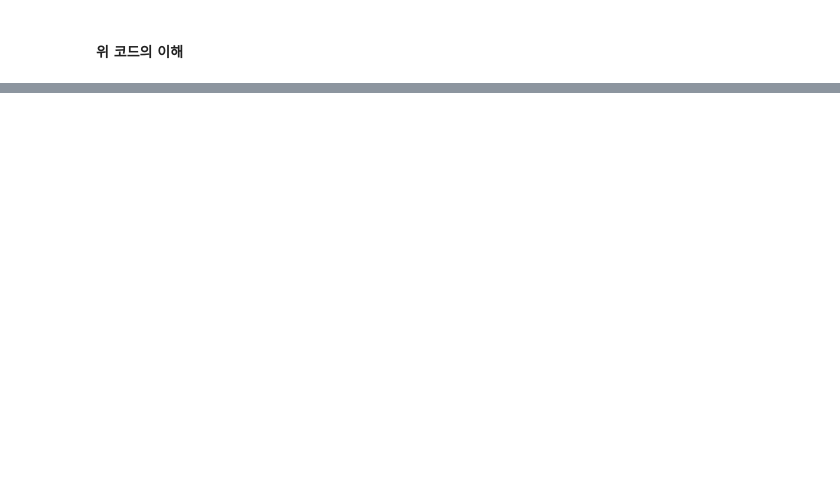
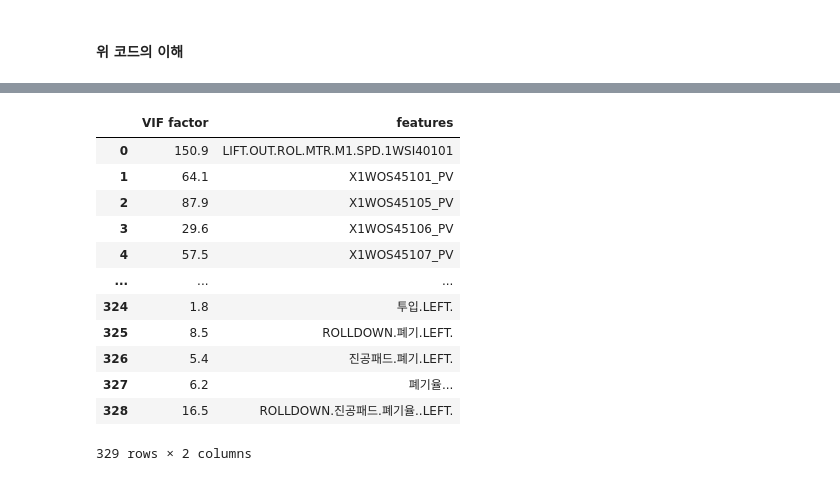
Before and after one commit to ammobam/Display_SensorData, a Jupyter notebook: 210731_데이터_탐색(4)컬럼_분류.ipynb, the cells around one changed output, grey strips where cells are left out. Drawn from its saved outputs; the diff is of its cells as text; code cells hidden in the pictures; blank space fills up the shorter version.

```diff
--- a/210731_데이터_탐색(4)컬럼_분류.ipynb
+++ b/210731_데이터_탐색(4)컬럼_분류.ipynb
@@ -386,3 +438,12 @@ for i, col in enumerate(corr_arr.columns):
 len(del_list)
 # %% [output]
 685
+# %%
+# del_list에 있는 컬럼은 제외
+total_col = df_origin.columns.tolist()
+col_remain = []
+for c in total_col:
+    if c not in del_list:
+        col_remain.append(c)
+len(col_remain)
+# 컬럼수: 841개 -> 391개
@@ -417,0 +501,10 @@ del_list
+# %%
+# dict_l_r['Right']에 있는 컬럼은 제외
+col_remain_1 = []
+for c in col_remain:
+    if c not in dict_l_r['Right']:
+        col_remain_1.append(c)
+len(col_remain_1)
+# 컬럼수 : 391개 -> 337개
+
+## 데이터 전처리 하고 다시 해보니 329개로 줄음
@@ -417,0 +515,5 @@ del_list
+# %%
+# col_remain_1에 해당하는 데이터 추리기
+X = df_origin[col_remain_1]
+X.shape[1]
+X.values
@@ -417,0 +534,27 @@ del_list
+# %%
+# X가 가진 데이터를 이용해서 VIF 계산
+from statsmodels.stats.outliers_influence import variance_inflation_factor
+
+vif = pd.DataFrame()
+vif['VIF factor'] = [variance_inflation_factor(X.values, i) for i in range(X.shape[1])]
+                    # (X.shape[1]) : 열 개수
+
+# 컬럼이름을 복사하여 생성
+vif['features'] = X.columns
+
+# 반올림 - 소수점 아래 첫자리까지
+vif.round(1)
+# %% [output]
+|  | VIF factor | features |
+| 0 | 150.9 | LIFT.OUT.ROL.MTR.M1.SPD.1WSI40101 |
+| 1 | 64.1 | X1WOS45101_PV |
+| 2 | 87.9 | X1WOS45105_PV |
+| 3 | 29.6 | X1WOS45106_PV |
+| 4 | 57.5 | X1WOS45107_PV |
+| ... | ... | ... |
+| 324 | 1.8 | 투입.LEFT. |
+| 325 | 8.5 | ROLLDOWN.폐기.LEFT. |
+| 326 | 5.4 | 진공패드.폐기.LEFT. |
+| 327 | 6.2 | 폐기율... |
+| 328 | 16.5 | ROLLDOWN.진공패드.폐기율..LEFT. |
+329 rows × 2 columns
```
Also changed, not shown: parts of 44 cells of this notebook.
